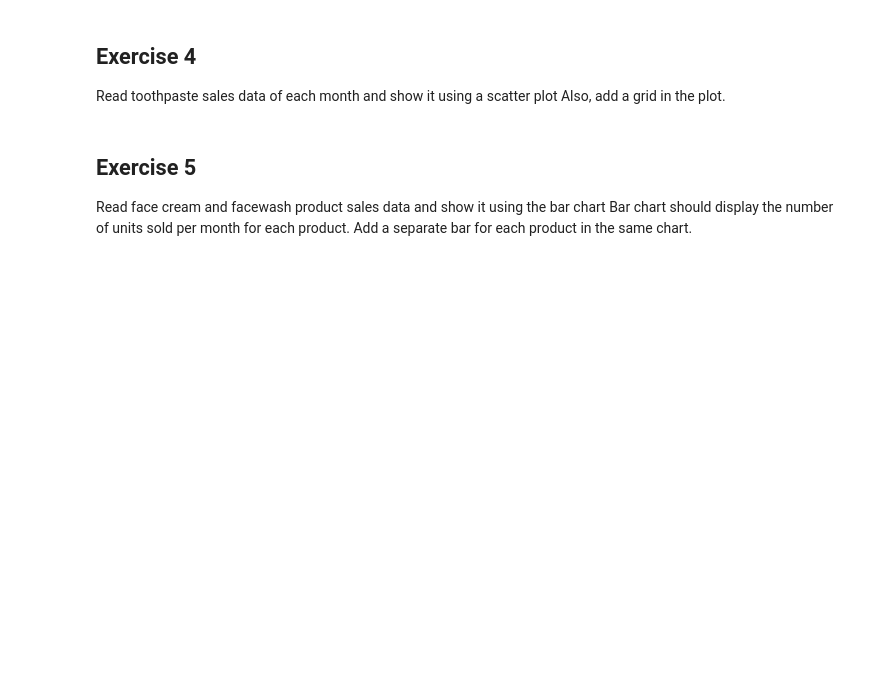
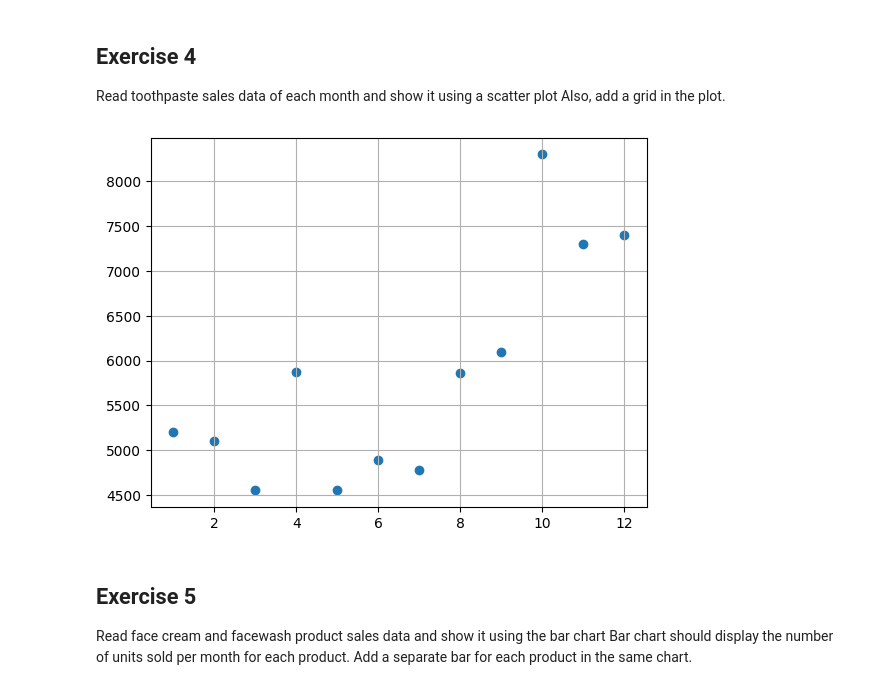
Before and after one commit to 0e141/ENITS_DataMining_WS23, a Jupyter notebook: Week_3/Assignment_3.2_Matplotlib.ipynb, the cells around one changed output. Drawn from its saved outputs; the diff is of its cells as text; code cells hidden in the pictures; blank space fills up the shorter version.

```diff
--- a/Week_3/Assignment_3.2_Matplotlib.ipynb
+++ b/Week_3/Assignment_3.2_Matplotlib.ipynb
@@ -73,6 +73,11 @@ Display the number of units sold per month for each product using multiline plot
 ## Exercise 4
 Read toothpaste sales data of each month and show it using a scatter plot
 Also, add a grid in the plot.
+# %%
+plt.scatter(data.month_number, data.toothpaste)
+plt.grid()
+# %% [output]
+[figure, added]
 # %% [markdown]
 ## Exercise 5
 Read face cream and facewash product sales data and show it using the bar chart
```
Also changed, not shown: parts of 4 cells of this notebook.
